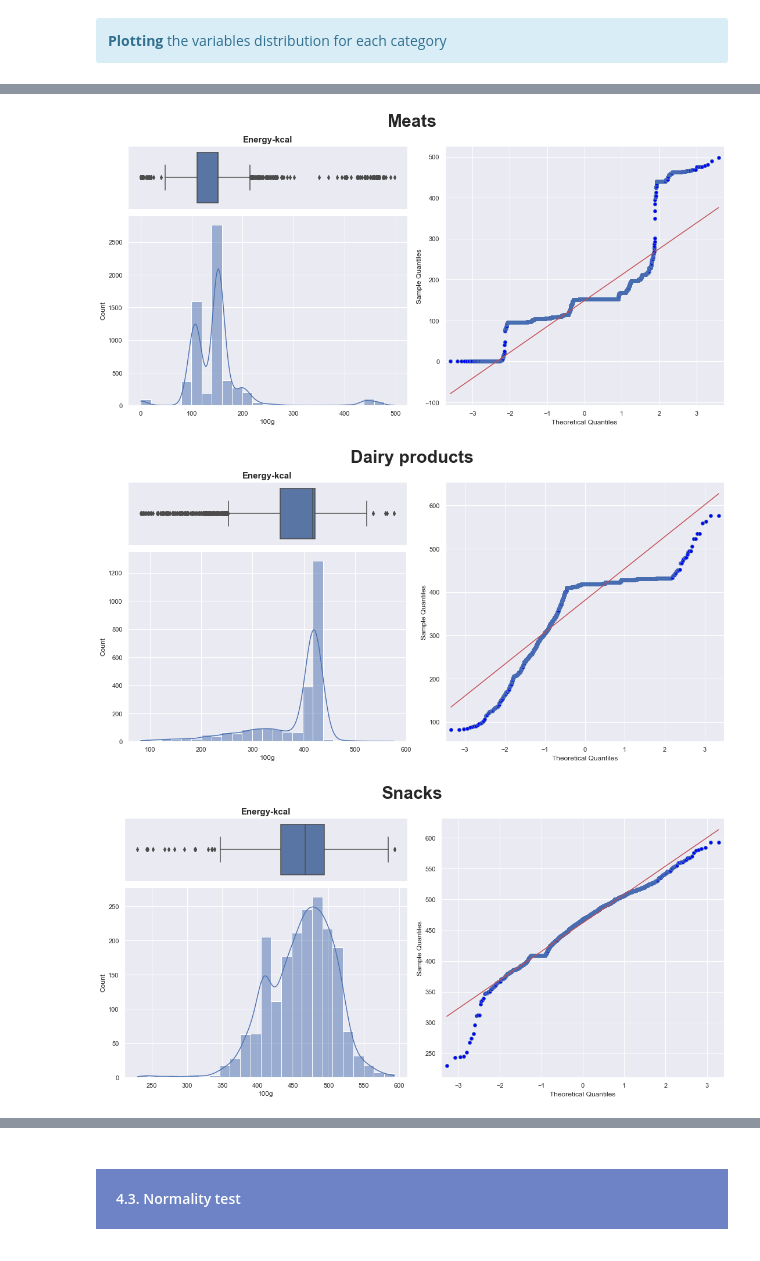
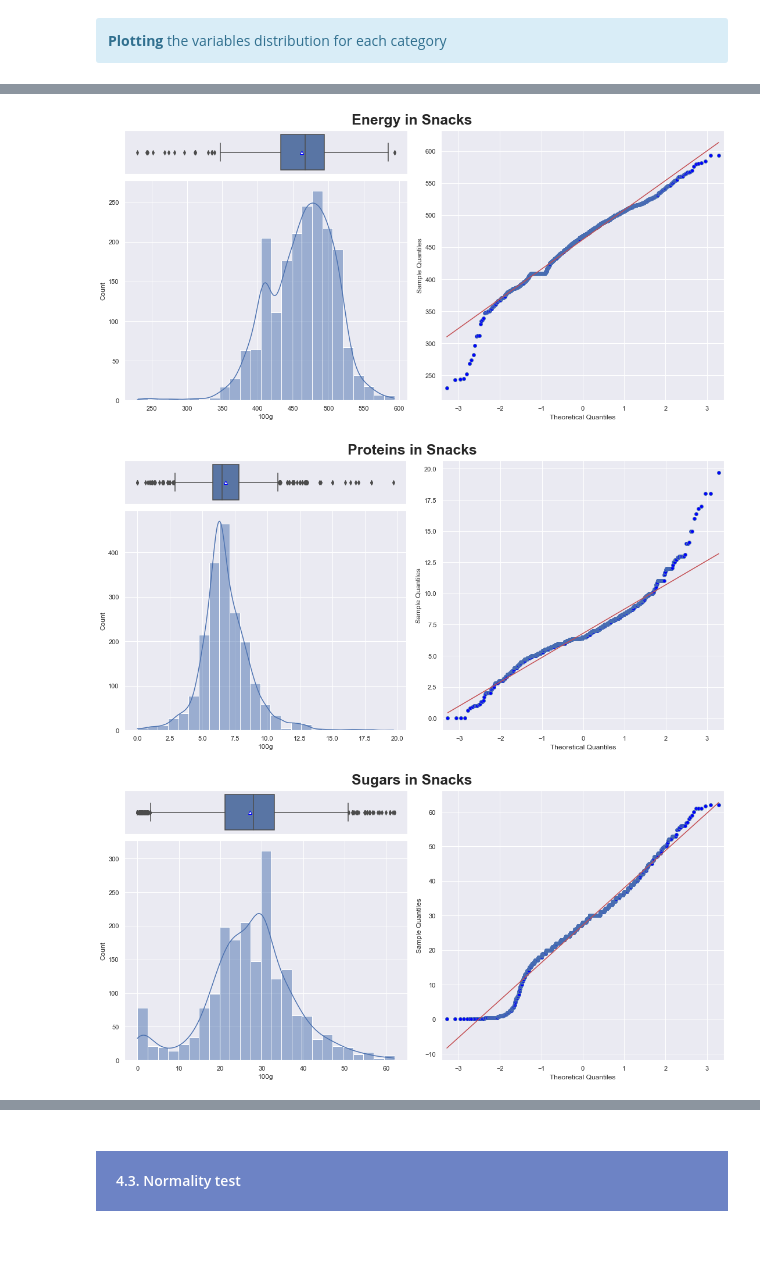
Before and after one commit to samirhinojosa/OC-P3-design-application-public-health, a Jupyter notebook: analysis_notebook.ipynb, the cells around one changed output, grey strips where cells are left out. Saved outputs shown, nothing was run; the diff lists cells and outputs as text; code cells hidden in the pictures.

Commit message:
Adding Quantile Plot

```diff
--- a/analysis_notebook.ipynb
+++ b/analysis_notebook.ipynb
@@ -486,28 +413,32 @@ pyplot.show()
 # %%
 for category in df_temp["renamed_category"].unique():
 
-    df_temp_by_cat = df_temp[df_temp["renamed_category"] == category].copy()
+    for key, value in VARIABLES.items():
 
-    fig = plt.figure(constrained_layout=True, figsize=[15,7])
-    fig.suptitle(category, size=30, fontweight="bold", y=1.07)
-    spec = fig.add_gridspec(nrows=2, ncols=2, width_ratios=[1, 1], height_ratios=[1, 3])
+        df_temp_by_cat = df_temp[df_temp["renamed_category"] == category].copy()
 
-    ax_box = fig.add_subplot(spec[0, 0])
-    ax_hist = fig.add_subplot(spec[1, 0])
-    ax_qqplot = fig.add_subplot(spec[:, 1])
+        fig = plt.figure(constrained_layout=True, figsize=[15,7])
+        fig.suptitle(value + " in " + category, size=25, fontweight="bold", y=1.05)
+        spec = fig.add_gridspec(nrows=2, ncols=2, width_ratios=[1, 1], height_ratios=[1, 5])
 
-    boxplot = sns.boxplot(data=df_temp_by_cat, x="energy-kcal_100g", ax=ax_box)
-    # Remove x axis name for the boxplot
-    ax_box.set(xlabel="", xticks=[])
-    ax_box.set(yticks=[])
-    boxplot.set_title("energy-kcal_100g"[0:-5].capitalize(), fontdict={ "fontsize": 15, "fontweight": "bold" })
+        ax_box = fig.add_subplot(spec[0, 0])
+        ax_hist = fig.add_subplot(spec[1, 0])
+        ax_qqplot = fig.add_subplot(spec[:, 1])
 
+        # Boxplot
+        boxplot = sns.boxplot(data=df_temp_by_cat, x=df_temp_by_cat[key], showmeans=True, ax=ax_box,
+                              meanprops={"markerfacecolor":"white", "markeredgecolor":"blue"})
+        ax_box.set(xlabel="", xticks=[])
+        ax_box.set(yticks=[])
+        boxplot.set_title("")
 
-    sns.histplot(data=df_temp_by_cat, x="energy-kcal_100g", bins=25,  kde=True,  ax=ax_hist)
-    ax_hist.set(xlabel="100g")
+        # Histplot
+        sns.histplot(data=df_temp_by_cat, x=df_temp_by_cat[key], bins=25,  kde=True,  ax=ax_hist)
+        ax_hist.set(xlabel="100g")
 
-    qqplot(df_temp_by_cat["energy-kcal_100g"], line='s', ax=ax_qqplot)
+        # QQplot
+        qqplot(df_temp_by_cat[key], line='s', ax=ax_qqplot)
 # %% [output]
-[figure, old version]
+[figure, new version]
-[figure, old version]
+[figure, new version]
-[figure, old version]
+[figure, new version]
```
Also changed, not shown: parts of 28 cells of this notebook.
